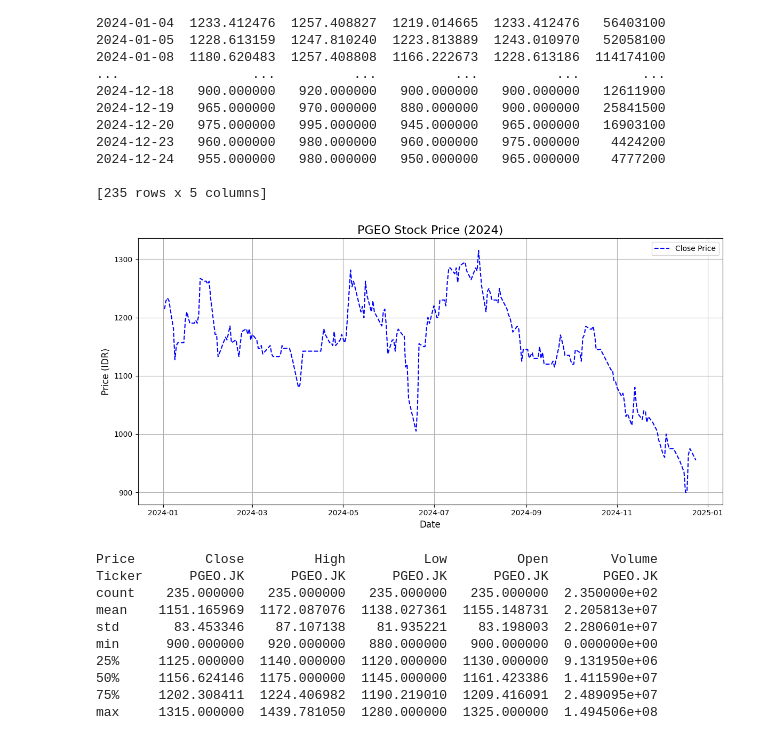
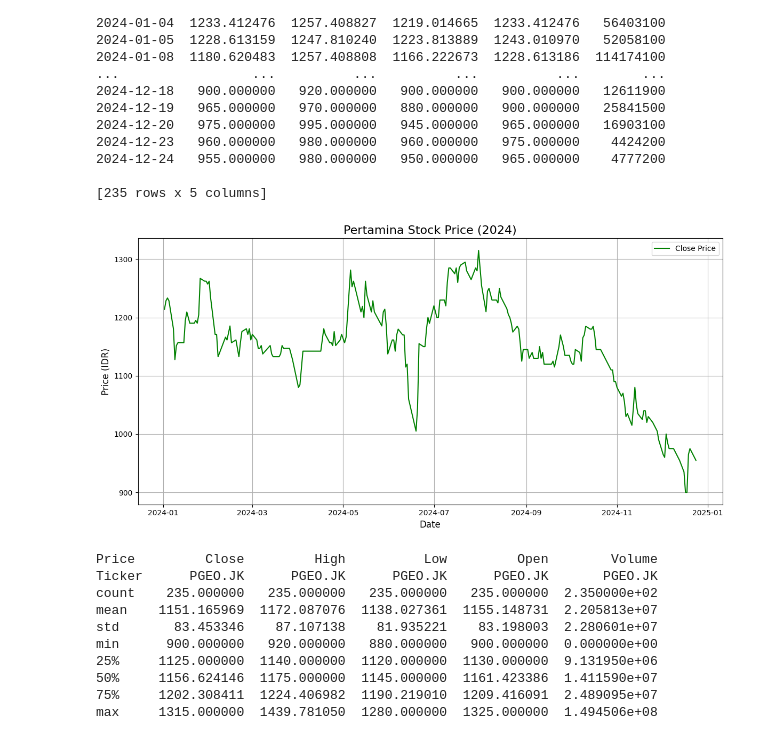
Before and after one commit to agungibr/random-walk-stock-market, a Jupyter notebook: random_walk.ipynb, the cells around one changed output. Cells and saved outputs as stored; diff of their text form; code cells hidden in the pictures.

```diff
--- a/random_walk.ipynb
+++ b/random_walk.ipynb
@@ -191,20 +207,16 @@ Date
 [235 rows x 5 columns]
 # %%
 plt.figure(figsize=(12, 6))
-plt.plot(pertamina.index, pertamina["Close"], label="Close Price", linestyle="--", color="blue")
-#plt.plot(pertamina.index, pertamina["High"], label="High Price", linestyle="--", color="green")
-#plt.plot(pertamina.index, pertamina["Low"], label="Low Price", linestyle=":", color="red")
-#plt.plot(pertamina.index, pertamina["Open"], label="Open Price", linestyle="-.", color="orange")
-
-plt.title("PGEO Stock Price (2024)", fontsize=16)
+plt.plot(pertamina.index, pertamina["Close"], label="Close Price", linestyle="-", color="green")
+plt.title("Pertamina Stock Price (2024)", fontsize=16)
 plt.xlabel("Date", fontsize=12)
 plt.ylabel("Price (IDR)", fontsize=12)
 plt.legend()
 plt.grid()
 plt.tight_layout()
 plt.show()
 # %% [output]
-[figure, old version]
+[figure, new version]
 # %%
 print(pertamina.describe())
 # %% [output]
```
Also changed, not shown: parts of 47 cells of this notebook.
